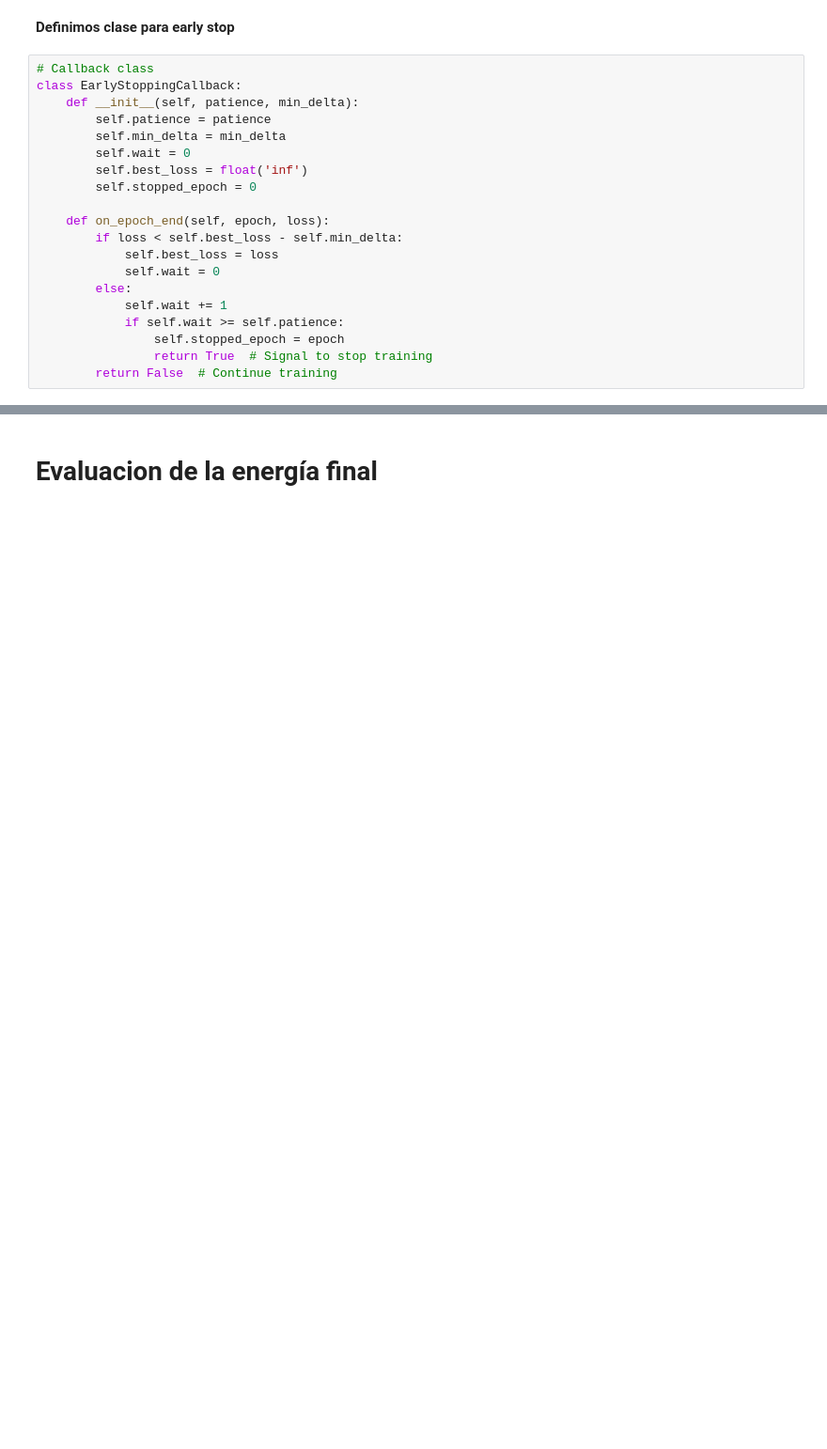
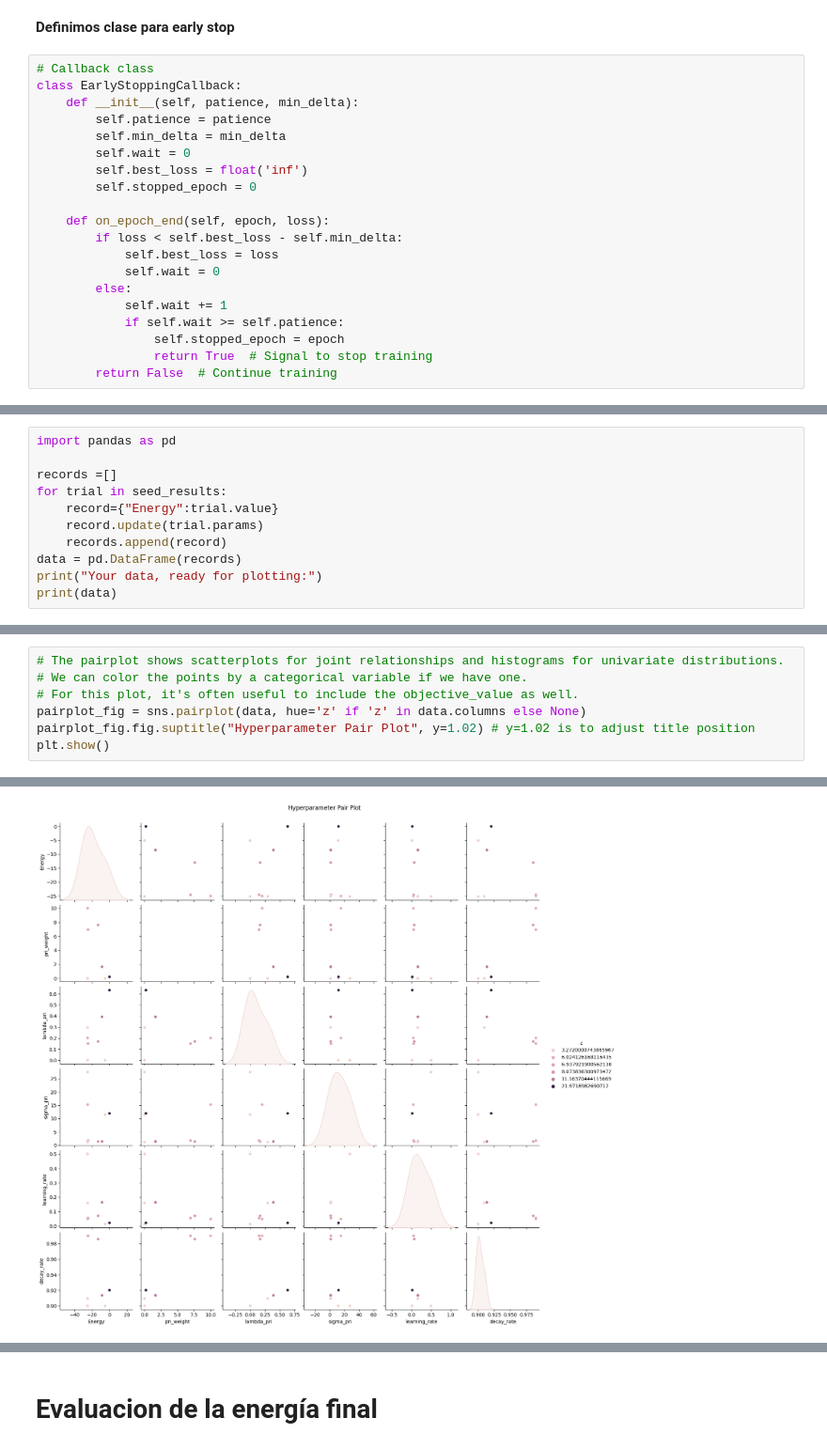
Before and after one commit to juansebastiangit/Inteligencia_artificial, a Jupyter notebook: Proyecto/piris-bo.ipynb, the cells around one changed output, grey strips where cells are left out. Shown at 94% size. Cells and saved outputs as stored; diff of their text form; blank space fills up the shorter version.

```diff
--- a/Proyecto/piris-bo.ipynb
+++ b/Proyecto/piris-bo.ipynb
@@ -401,0 +565,11 @@ class EarlyStoppingCallback:
+# %%
+import pandas as pd
+
+records =[]
+for trial in seed_results:
+    record={"Energy":trial.value}
+    record.update(trial.params)
+    records.append(record)
+data = pd.DataFrame(records)
+print("Your data, ready for plotting:")
+print(data)
@@ -401,0 +678,8 @@ class EarlyStoppingCallback:
+# %%
+# The pairplot shows scatterplots for joint relationships and histograms for univariate distributions.
+# We can color the points by a categorical variable if we have one.
+# For this plot, it's often useful to include the objective_value as well.
+pairplot_fig = sns.pairplot(data, hue='z' if 'z' in data.columns else None)
+pairplot_fig.fig.suptitle("Hyperparameter Pair Plot", y=1.02) # y=1.02 is to adjust title position
+plt.show()
+# %% [output]
@@ -401,0 +703 @@ class EarlyStoppingCallback:
+[figure, added]
```
Also changed, not shown: parts of 31 cells of this notebook.
